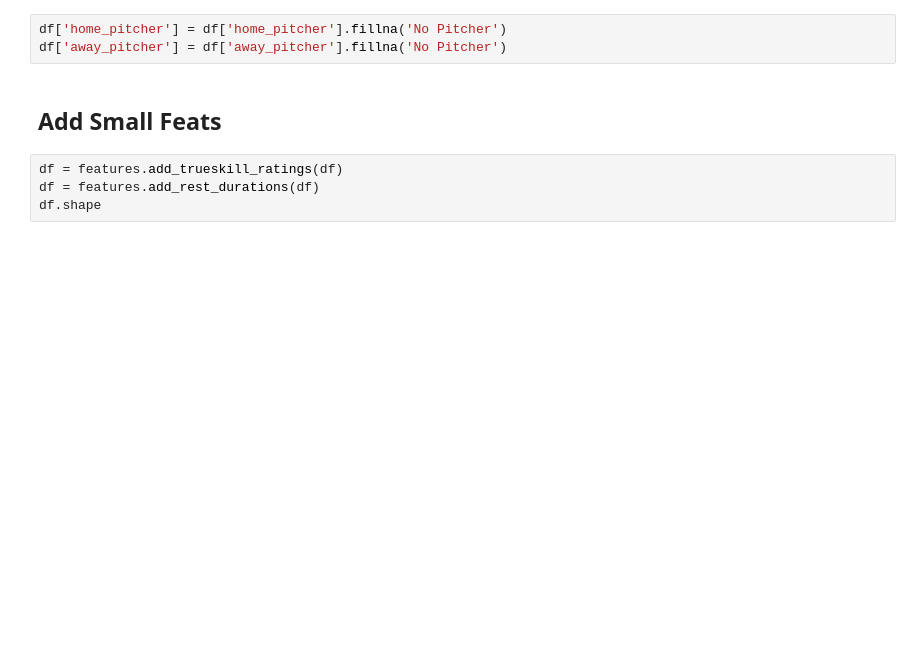
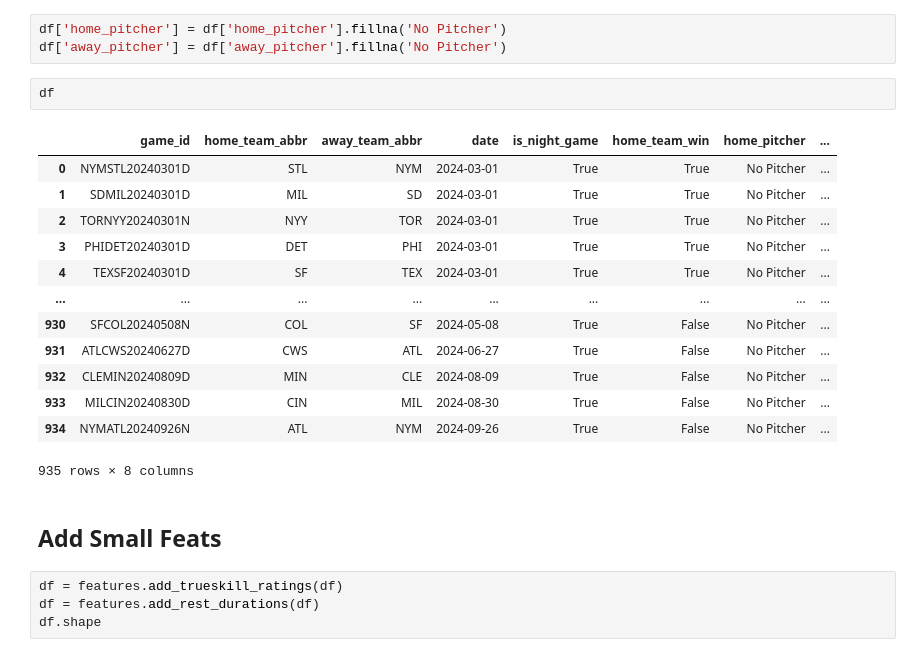
Before and after one commit to JarrettTo/SBAI_MLB, a Jupyter notebook: notebooks/features.ipynb, the cells around one changed output. Cells and saved outputs as stored; diff of their text form; blank space fills up the shorter version.

```diff
--- a/notebooks/features.ipynb
+++ b/notebooks/features.ipynb
@@ -43,6 +29,22 @@ df = features.get_game_df()
 # %%
 df['home_pitcher'] = df['home_pitcher'].fillna('No Pitcher')
 df['away_pitcher'] = df['away_pitcher'].fillna('No Pitcher')
+# %%
+df
+# %% [output]
+|  | game_id | home_team_abbr | away_team_abbr | date | is_night_game | home_team_win | home_pitcher | ... |
+| 0 | NYMSTL20240301D | STL | NYM | 2024-03-01 | True | True | No Pitcher | ... |
+| 1 | SDMIL20240301D | MIL | SD | 2024-03-01 | True | True | No Pitcher | ... |
+| 2 | TORNYY20240301N | NYY | TOR | 2024-03-01 | True | True | No Pitcher | ... |
+| 3 | PHIDET20240301D | DET | PHI | 2024-03-01 | True | True | No Pitcher | ... |
+| 4 | TEXSF20240301D | SF | TEX | 2024-03-01 | True | True | No Pitcher | ... |
+| ... | ... | ... | ... | ... | ... | ... | ... | ... |
+| 930 | SFCOL20240508N | COL | SF | 2024-05-08 | True | False | No Pitcher | ... |
+| 931 | ATLCWS20240627D | CWS | ATL | 2024-06-27 | True | False | No Pitcher | ... |
+| 932 | CLEMIN20240809D | MIN | CLE | 2024-08-09 | True | False | No Pitcher | ... |
+| 933 | MILCIN20240830D | CIN | MIL | 2024-08-30 | True | False | No Pitcher | ... |
+| 934 | NYMATL20240926N | ATL | NYM | 2024-09-26 | True | False | No Pitcher | ... |
+935 rows × 8 columns
 # %% [markdown]
 ## Add Small Feats
 # %%
```
Also changed, not shown: parts of 7 cells of this notebook, 5 other files.
